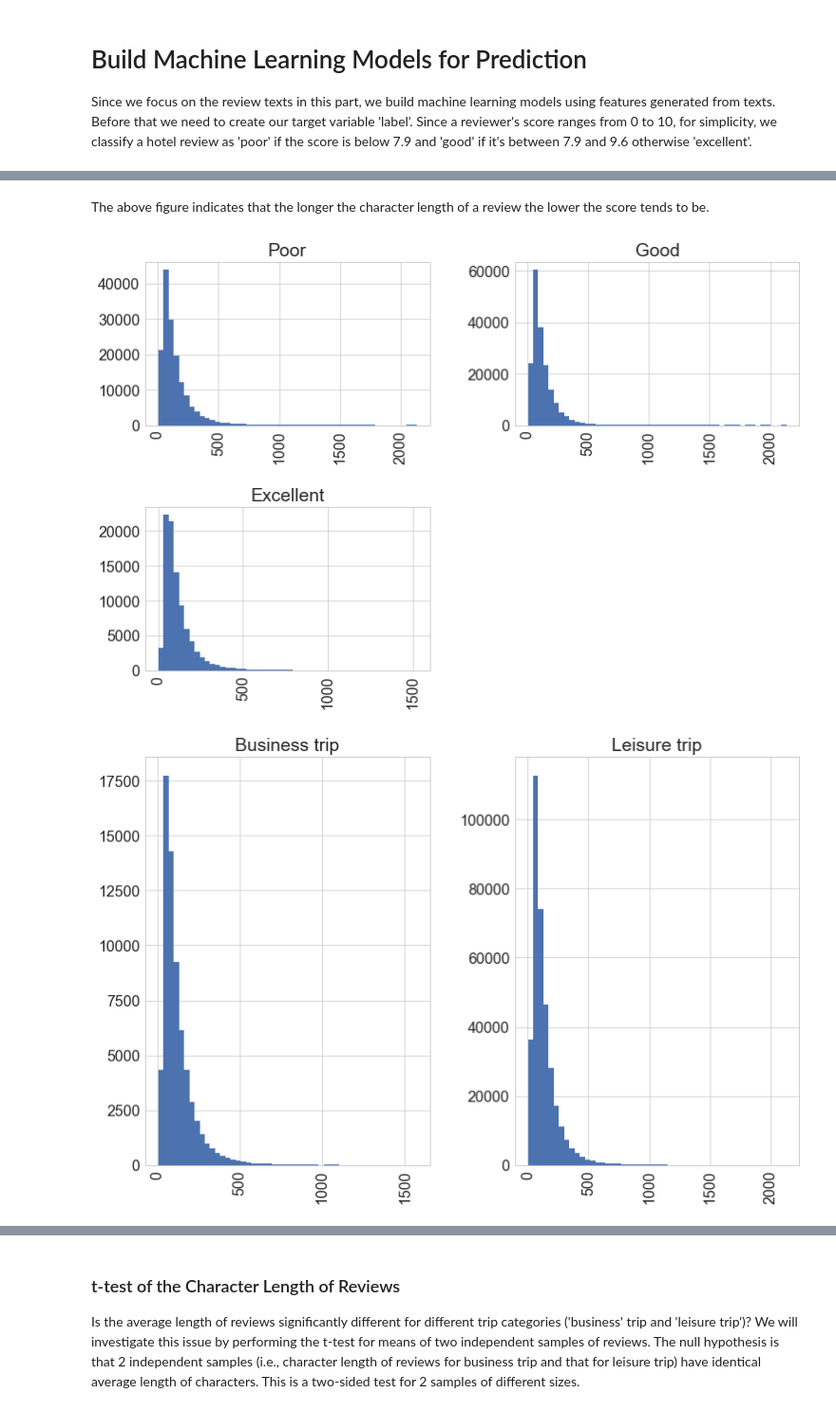
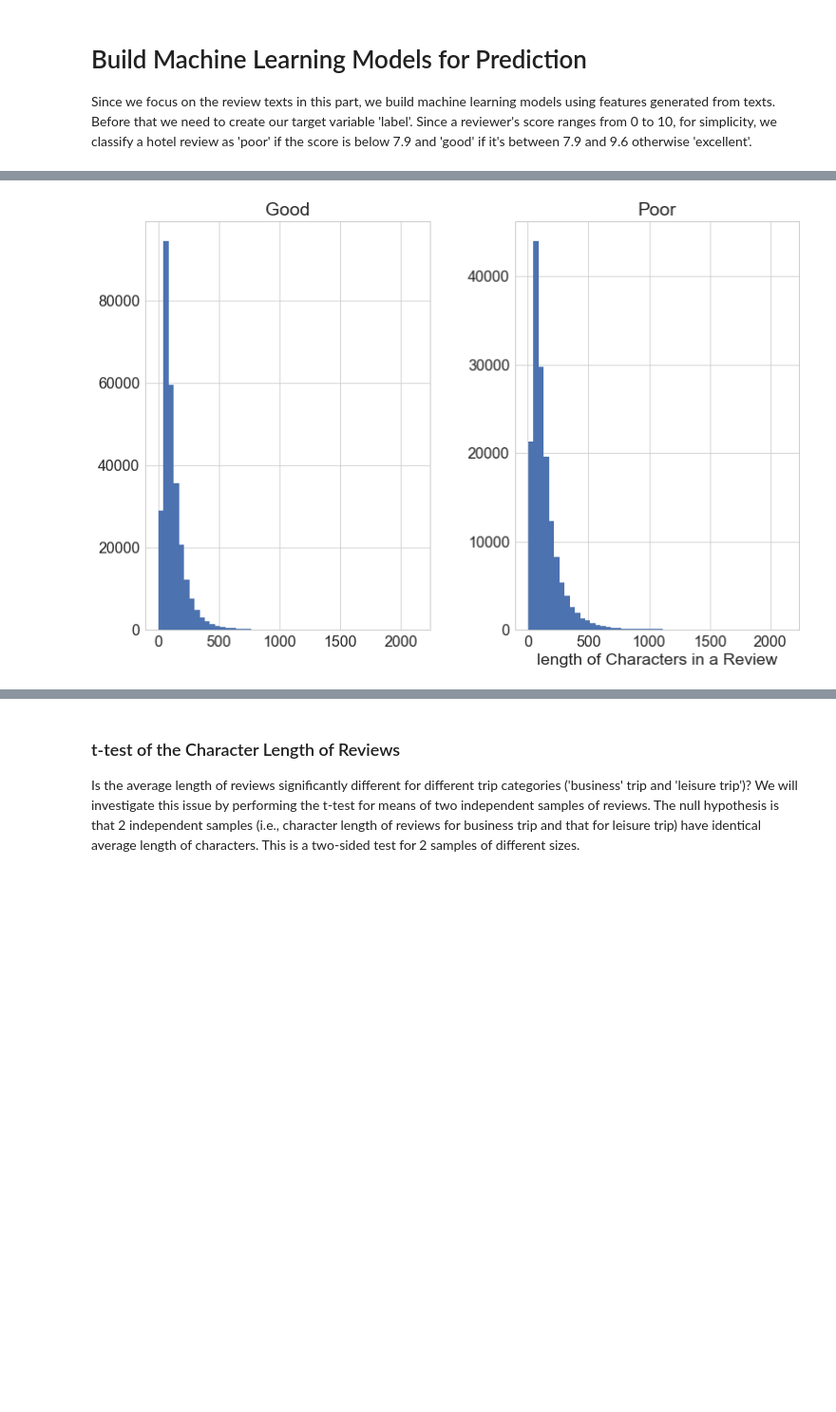
Before and after one commit to phyhouhou/SpringboardProjects, a Jupyter notebook: SecondCapstoneProject/2ndCapstoneProjectFinalReport/SecondCapstoneProject_NLP_ML.ipynb, the cells around one changed output, grey strips where cells are left out. Shown at 95% size. Drawn from its saved outputs; the diff is of its cells as text; code cells hidden in the pictures; blank space fills up the shorter version.

```diff
--- a/SecondCapstoneProject/2ndCapstoneProjectFinalReport/SecondCapstoneProject_NLP_ML.ipynb
+++ b/SecondCapstoneProject/2ndCapstoneProjectFinalReport/SecondCapstoneProject_NLP_ML.ipynb
@@ -875,3 +1090,0 @@ plt.ylabel('CDF');
-# %%
-#Add 'label' by converting 'continuous' Reviewer_Score into 3 categories
-df_txt['label']=pd.qcut(df_txt.Reviewer_Score,3,labels=['Poor','Good','Excellent'])
@@ -886,0 +1094,6 @@ plt.xlabel('Label of Hotels');
+# %%
+# Split reviewer score into two buckets
+thresh=8.0
+print('threshold of poor|good: ', thresh)
+df_txt['label']=np.where(df_txt.Reviewer_Score>=thresh,'Good','Poor')
+df_txt['label'].value_counts(normalize=True)
@@ -906,13 +1137,6 @@ Correlation: -0.12
-# %% [markdown]
-The above figure indicates that the longer the character length of a review the lower the score tends to be.
 # %%
 # Visualize the distribution of length of review strings by review label
-df_txt.hist(column='Len_LemRev_char',by='label',bins=50,figsize=(12,8))
+df_txt.hist(column='Len_LemRev_char',by='label',bins=50,figsize=(12,8),rot=0,sharex=True)
 plt.xlabel('length of Characters in a Review');
-
-
-# Visualize the distribution of length of review strings by trip type
-df_txt.hist(column='Len_LemRev_char',by='Trip_Type',bins=50,figsize=(12,8));
 # %% [output]
-[figure, old version]
+[figure, new version]
-[figure, removed]
```
Also changed, not shown: parts of 155 cells of this notebook, 3 other files.
